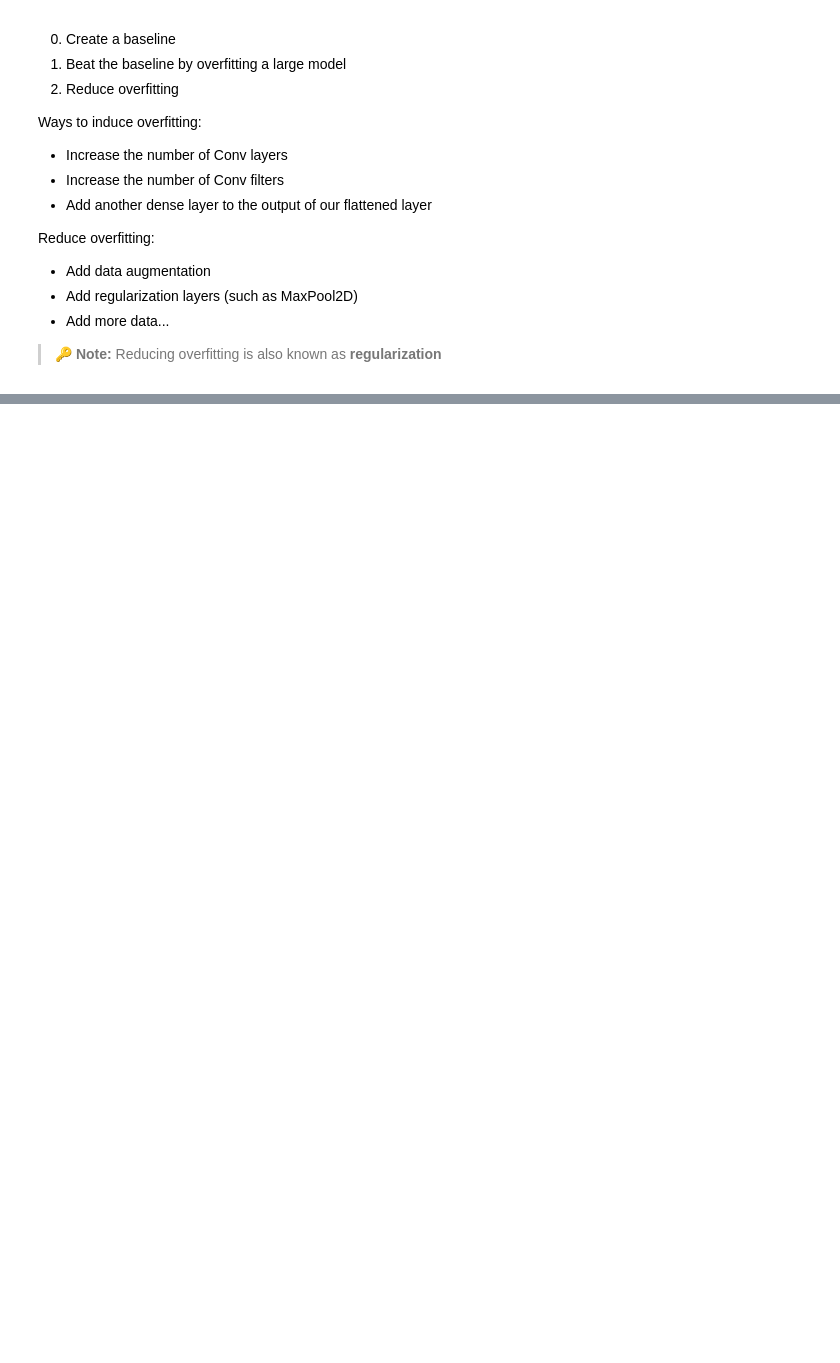
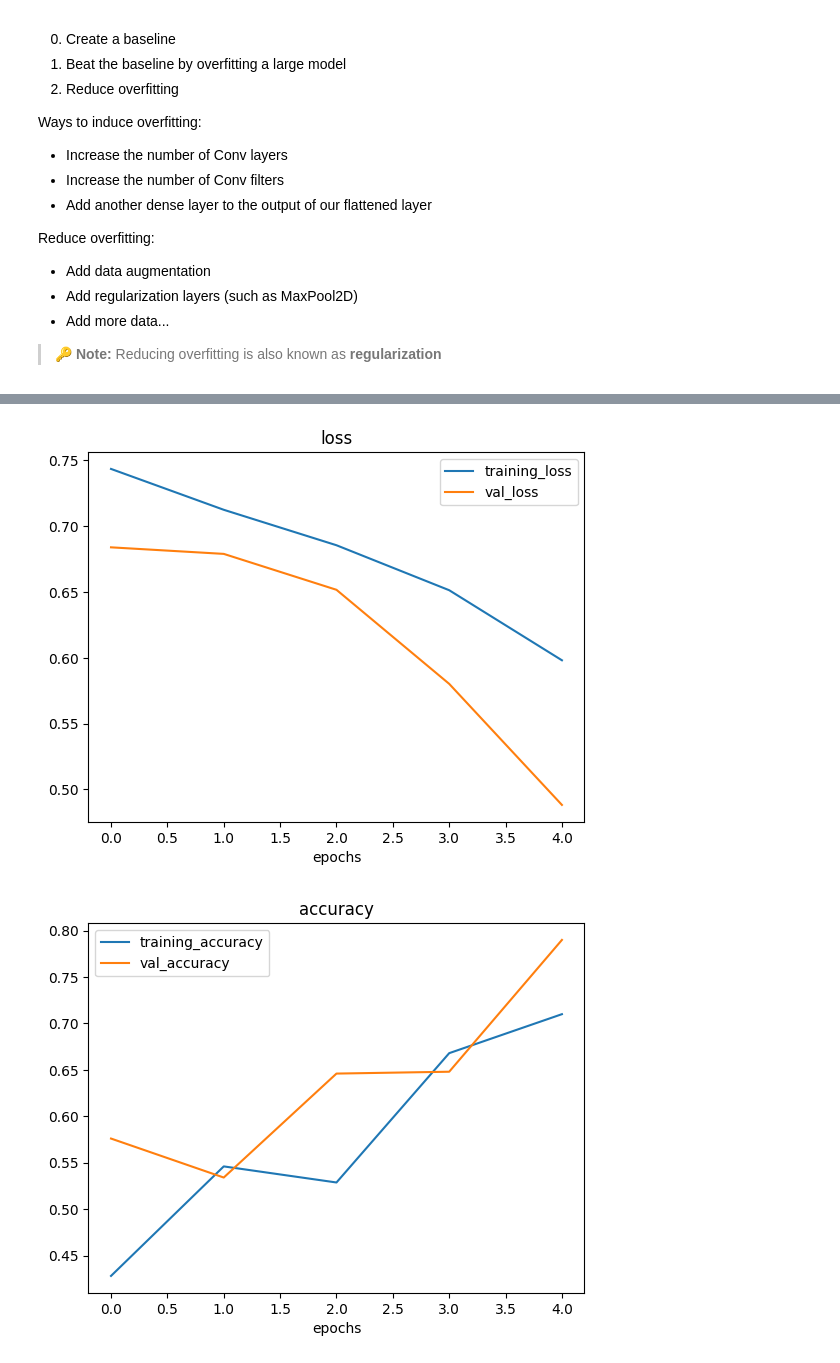
Before and after one commit to mazimum86/CNN-Projects, a Jupyter notebook: Introduction_to_computer_vision_with_tensorflow.ipynb, the cells around one changed output, grey strips where cells are left out. Drawn from its saved outputs; the diff is of its cells as text; code cells hidden in the pictures; blank space fills up the shorter version.

```diff
--- a/Introduction_to_computer_vision_with_tensorflow.ipynb
+++ b/Introduction_to_computer_vision_with_tensorflow.ipynb
@@ -793,0 +796,17 @@ plot_loss_curves(history_5)
+# %%
+# Create ImageDataGenerator training instance with data augumentation
+from keras.preprocessing.image import ImageDataGenerator
+
+train_datagen_augmented = ImageDataGenerator(rescale=1/255.,
+                                             rotation_range=0.2, # how much do you want to rotate an image?
+                                             shear_range=0.2, # how much do you want to share an image?
+                                             zoom_range=0.2, # zoom in randomly on an image
+                                             width_shift_range=0.2, # move your image around on the x-axis
+                                             height_shift_range=0.2, # move youir image around on the y-axis
+                                             horizontal_flip=True)
+
+# Create ImageDataGenerator without data augmentation
+train_datagen = ImageDataGenerator(rescale=1/255.)
+
+# Create ImageDataGenerator without data augmentation for the test dataset
+test_datagen = ImageDataGenerator(rescale = 1/255.)
@@ -793,0 +876,23 @@ plot_loss_curves(history_5)
+# %%
+# Create a model (same as mode_5)
+model_6 = tf.keras.models.Sequential()
+model_6.add(tf.keras.layers.Conv2D(filters=10,kernel_size=3,activation="relu", input_shape=(224,224,3)))
+model_6.add(tf.keras.layers.MaxPool2D(2))
+model_6.add(tf.keras.layers.Conv2D(filters=10,kernel_size=3,activation="relu"))
+model_6.add(tf.keras.layers.MaxPool2D())
+model_6.add(tf.keras.layers.Conv2D(filters=10,kernel_size=3,activation="relu"))
+model_6.add(tf.keras.layers.MaxPool2D())
+model_6.add(tf.keras.layers.Flatten())
+model_6.add(tf.keras.layers.Dense(1, activation="sigmoid"))
+
+# Compile the model
+model_6.compile(loss="binary_crossentropy",
+                optimizer="adam",
+                metrics=["accuracy"])
+
+# Fit the model
+history_6 = model_6.fit(train_data_augmented, # fitting model_6 on augmented training data
+                        epochs=5,
+                        steps_per_epoch=len(train_data_augmented),
+                        validation_data=test_data,
+                        validation_steps=len(test_data))
@@ -793,0 +910,6 @@ plot_loss_curves(history_5)
+# %%
+# Check out model training curves
+plot_loss_curves(history_6)
+# %% [output]
+[figure, added]
+[figure, added]
```
Also changed, not shown: parts of 104 cells of this notebook.
